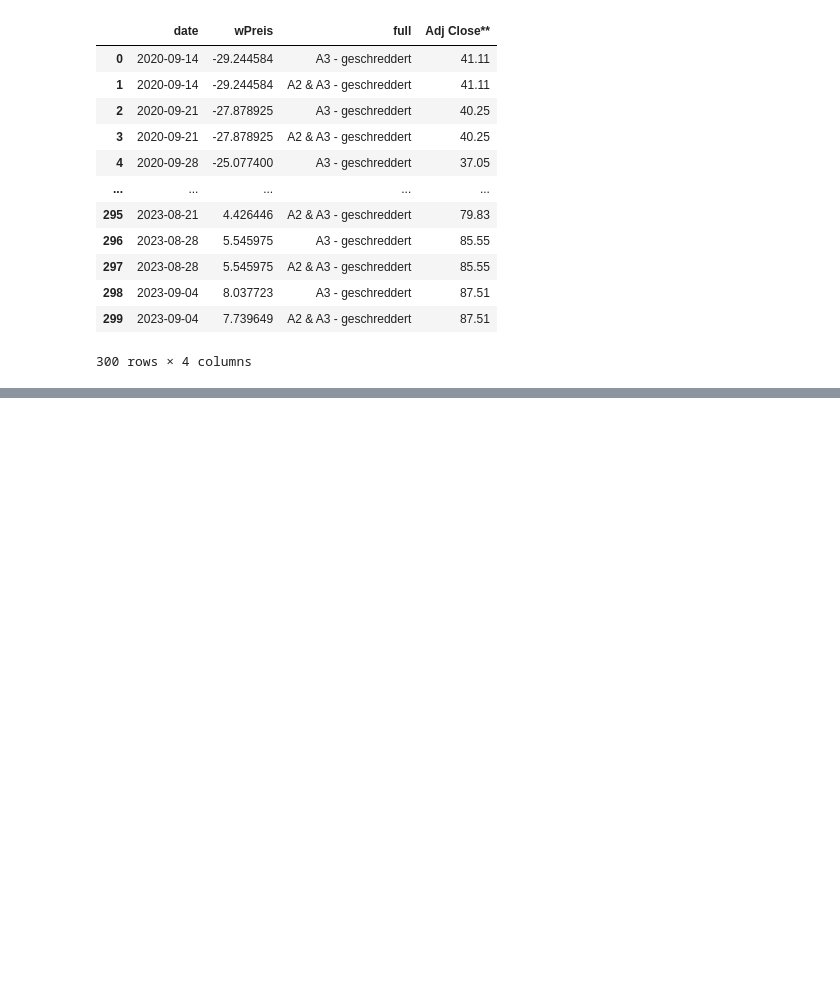
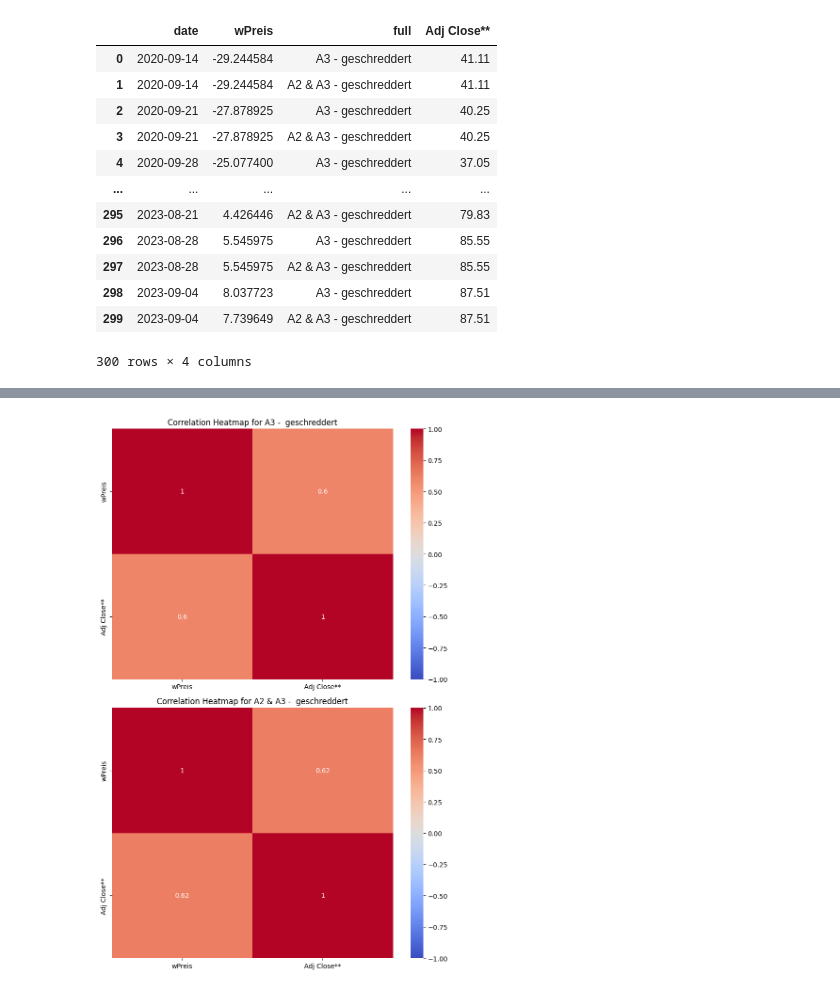
Before and after one commit to surajkarak/KIPA_DigiTrans, a Jupyter notebook: KIPA.ipynb, the cells around one changed output, grey strips where cells are left out. Cells and saved outputs as stored; diff of their text form; code cells hidden in the pictures; blank space fills up the shorter version.

```diff
--- a/KIPA.ipynb
+++ b/KIPA.ipynb
@@ -391,0 +432,18 @@ fig.show()
+# %%
+fig, axes = plt.subplots(len(categories), figsize=(8, 6 * len(categories)))
+
+# Loop through each category and create a heatmap
+for i, category in enumerate(categories):
+    category_data = combined_df[combined_df['full'] == category]
+    correlation_matrix = category_data[['wPreis', 'Adj Close**']].corr()
+
+    ax = sns.heatmap(correlation_matrix, annot=True, cmap='coolwarm', vmin=-1, vmax=1, ax=axes[i])
+    ax.set_title(f'Correlation Heatmap for {category}')
+
+# Adjust layout spacing
+plt.tight_layout()
+
+# Show the subplots
+plt.show()
+# %% [output]
+[figure, added]
```
Also changed, not shown: parts of 3 cells of this notebook.
